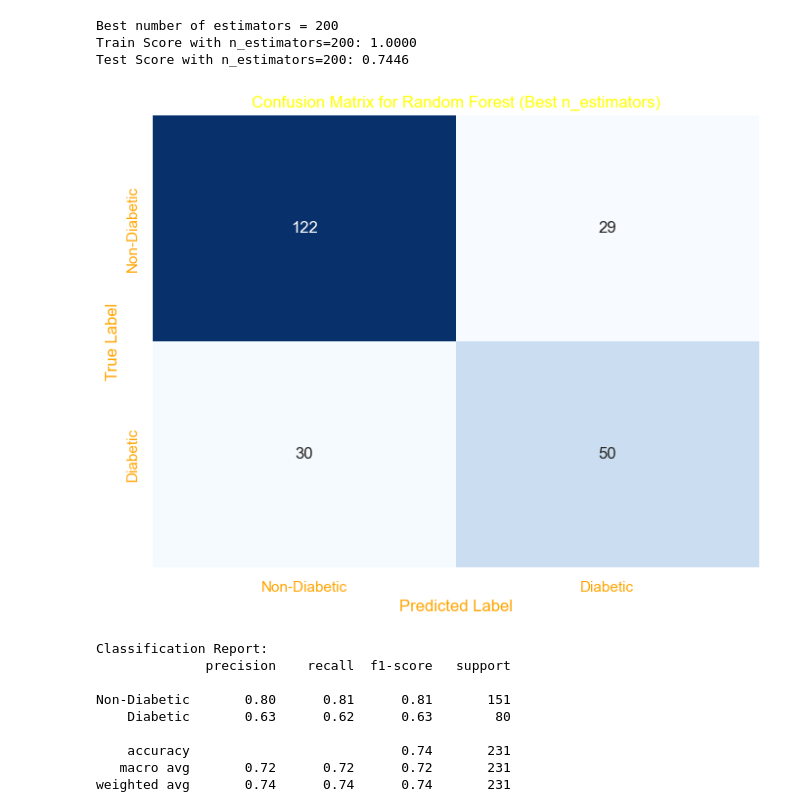
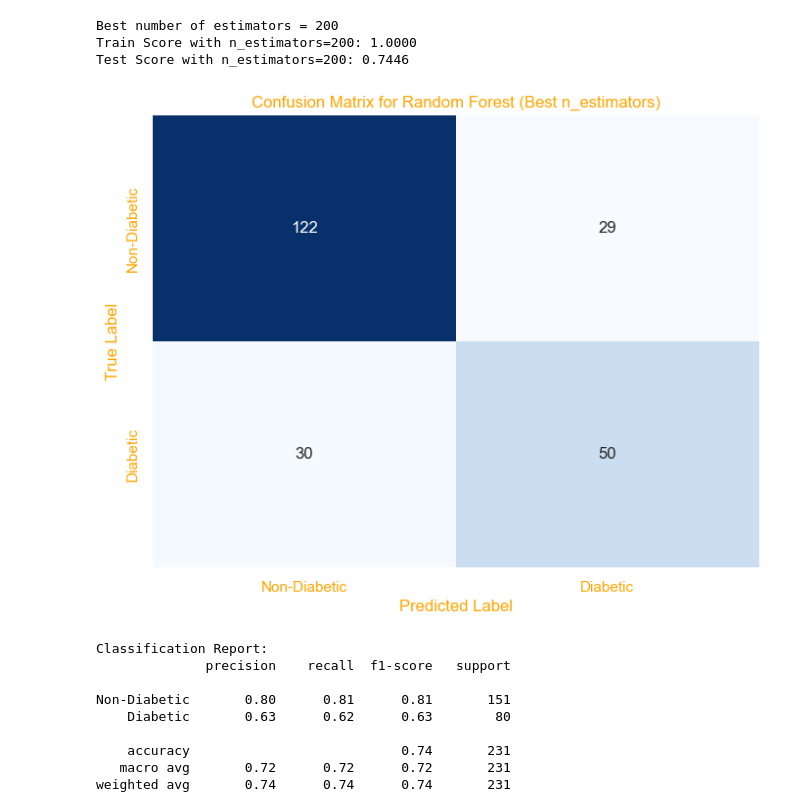
Before and after one commit to AKaradsheh/GridSearch_KNN_Case_Study, a Jupyter notebook: GridSearchKNN_Case_Study.ipynb, the cells around one changed output. Cells and saved outputs as stored; diff of their text form; code cells hidden in the pictures.

```diff
--- a/GridSearchKNN_Case_Study.ipynb
+++ b/GridSearchKNN_Case_Study.ipynb
@@ -704,20 +704,20 @@ Test Score with n_estimators=200: 0.7446
 # %%
 # Compute and plot the confusion matrix
 cm = confusion_matrix(y_test, y_pred)
 plt.figure(figsize=(8, 6))
 sns.heatmap(cm, annot=True, fmt='d', cmap='Blues', cbar=False)
-plt.title("Confusion Matrix for Random Forest (Best n_estimators)", color='yellow')
+plt.title("Confusion Matrix for Random Forest (Best n_estimators)", color='orange')
 plt.xlabel("Predicted Label", color='orange')
 plt.ylabel("True Label", color='orange')
 plt.xticks(ticks=[0.5, 1.5], labels=['Non-Diabetic', 'Diabetic'], color='orange')
 plt.yticks(ticks=[0.5, 1.5], labels=['Non-Diabetic', 'Diabetic'], color='orange')
 plt.show()
 
 # Print the classification report
 print("\nClassification Report:")
 print(classification_report(y_test, y_pred, target_names=['Non-Diabetic', 'Diabetic']))
 # %% [output]
-[figure, old version]
+[figure, new version]
 Classification Report:
               precision    recall  f1-score   support
 
```
